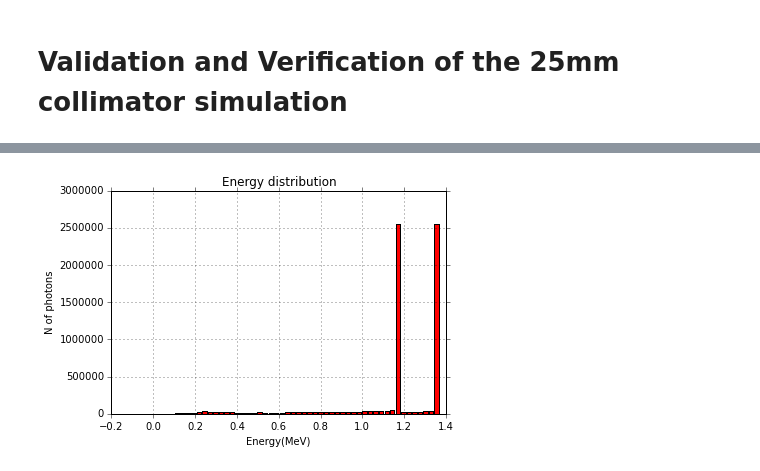
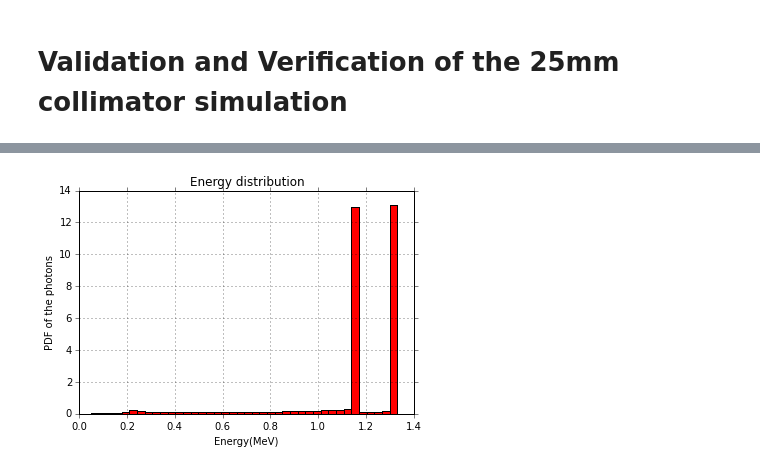
Before and after one commit to Iwan-Zotow/VV, a Jupyter notebook: C25_VV.ipynb, the cells around one changed output, grey strips where cells are left out. Cells and saved outputs as stored; diff of their text form; code cells hidden in the pictures.

```diff
--- a/C25_VV.ipynb
+++ b/C25_VV.ipynb
@@ -14,0 +68,17 @@ from H1Du import H1Du
+# %%
+# make scale with explicit bins at 1.17 MeV and 1.33 MeV
+nbins = 5
+
+scale = BEAMphsf.make_energy_scale(nbins, lo = 0.01, me = 1.1700001, hi = 1.3300001)
+
+he = H1Dn.H1Dn(scale)
+
+for e in events:
+    WT = e[0]
+    E  = e[1]
+    he.fill(E, WT)
+
+print("Number of events in histogram: {0}".format(he.nof_events()))
+print("Integral in histogram: {0}".format(he.integral()))
+print("Underflow bin: {0}".format(he.underflow()))
+print("Overflow  bin: {0}".format(he.overflow()))
@@ -15,41 +94,46 @@ from H1Du import H1Du
 # %%
-with open("C25.egsphsp1", "rb") as phsf:
+X = []
+Y = []
+W = []
 
-    m, NPPHSP, NPHOTPHSP, EKMAX, EKMIN, NINCP = BEAMphsf.read_header(phsf)
+scale = he.x()
+n     = len(scale)
+norm  = 1.0/he.integral()
 
-    he = H1Du(50, 0.01, 1.33)
+sum = 0.0
 
-    for i in range (0, NPPHSP):
-        (LATCH, E, X, Y, U, V, W, WT, ZLAST) = BEAMphsf.read_record_long(phsf)
-        if LATCH == 8388608: #8388608=2^23, this is photon, see PIRS-509, page #96
-            if E<0:
-                E = -E
+for k in range (-1, he.size()+1):
+    x = 0.0
+    w = (he.lo() - x)
+    if k == he.size():
+        w = (scale[-1]-scale[-2])
+        x = he.hi()
+    elif k >= 0:
+        w = (scale[k+1] - scale[k])
+        x = scale[k]
 
-            he.fill(E, WT)
+    d = he[k]     # data from bin with index k
+    y = d[0] / w  # first part of bin is collected weights
+    y = y * norm
+    X.append(x)
+    Y.append(y)
+    W.append(w)
+    sum += y*w
 
-    print(he.nof_events(), he.integral())
+print("PDF normalization: {0}".format(sum))
 
-    X = []
-    Y = []
+E133_5 = Y[-2]
+E117_5 = Y[-2-nbins]
 
-    step = he.step()
-    for i in range (-1, he.size()+1):
-        x = he.lo() + (float(i) + 0.5)*step
-        d = he[i] # data from bin with index i
-        y = d[0]  # first part of bin is collected weights
-        X.append(x)
-        Y.append(y)
+p1 = plt.bar(X, Y, W, color='r')
 
-    width = 0.8*step
-    p1 = plt.bar(X, Y, width, color='r')
+plt.xlabel('Energy(MeV)')
+plt.ylabel('PDF of the photons')
+plt.title('Energy distribution')
 
-    plt.xlabel('Energy(MeV)')
-    plt.ylabel('N of photons')
-    plt.title('Energy distribution')
+plt.grid(True);
+plt.tick_params(axis='x', direction='out')
+plt.tick_params(axis='y', direction='out')
 
-    plt.grid(True);
-    plt.tick_params(axis='x', direction='out')
-    plt.tick_params(axis='y', direction='out')
-
-    plt.show()
+plt.show()
 # %% [output]
@@ -57 +141 @@ with open("C25.egsphsp1", "rb") as phsf:
-[figure, old version]
+[figure, new version]
```
Also changed, not shown: parts of 51 cells of this notebook, 5 other files.
